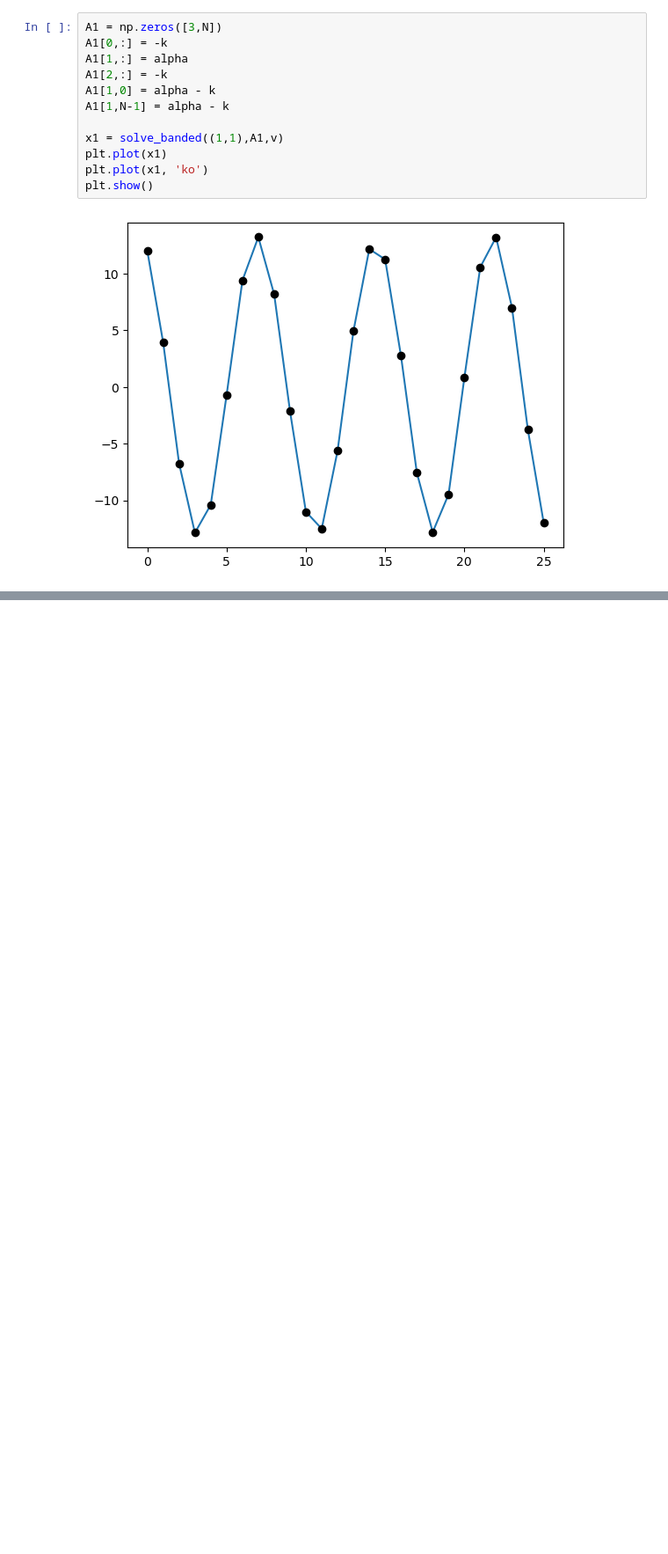
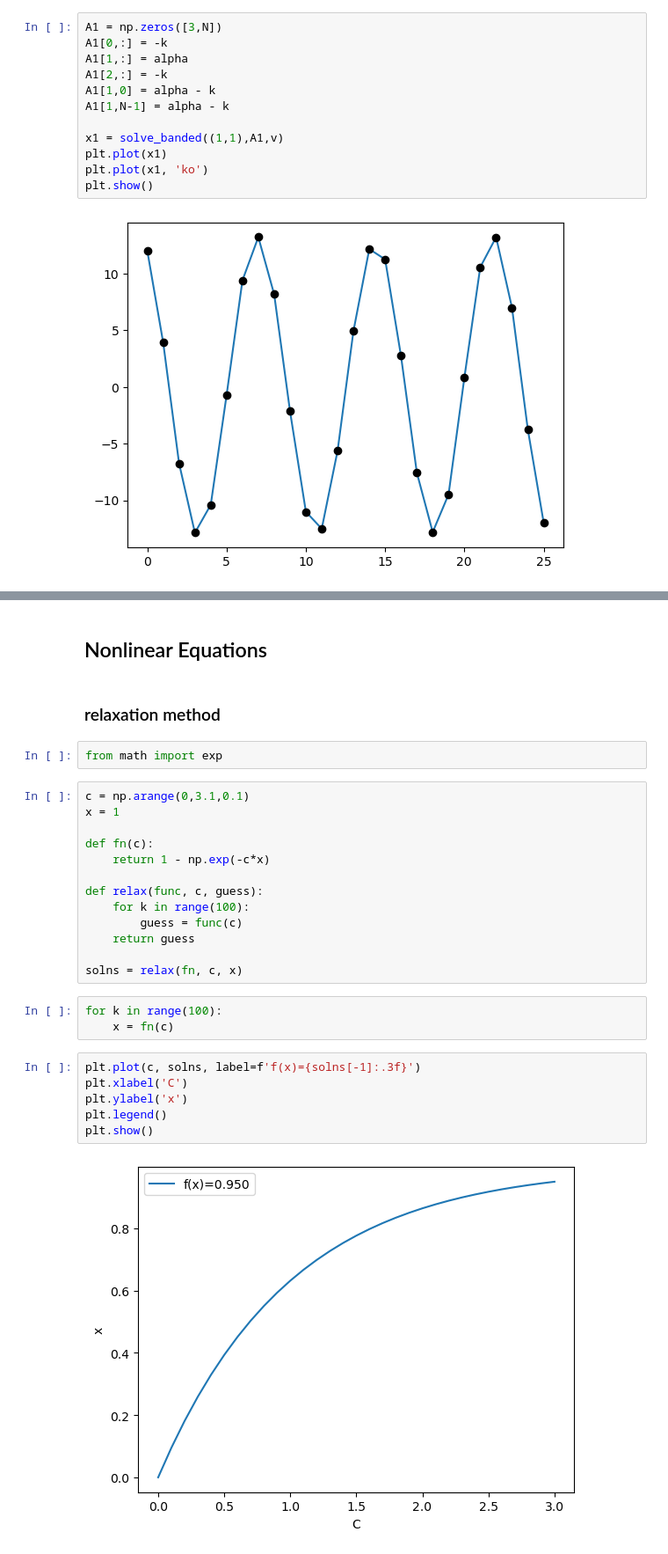
Before and after one commit to jamesobaldwin/CUNY_coursework, a Jupyter notebook: CM/code/CM_practice_code.ipynb, the cells around one changed output, grey strips where cells are left out. Shown at 88% size. Saved outputs shown, nothing was run; the diff lists cells and outputs as text; blank space fills up the shorter version.

```diff
--- a/CM/code/CM_practice_code.ipynb
+++ b/CM/code/CM_practice_code.ipynb
@@ -326,0 +332,30 @@ plt.show()
+# %% [markdown]
+## Nonlinear Equations
+# %% [markdown]
+### relaxation method
+# %%
+from math import exp
+# %%
+c = np.arange(0,3.1,0.1)
+x = 1
+
+def fn(c):
+    return 1 - np.exp(-c*x)
+
+def relax(func, c, guess):
+    for k in range(100):
+        guess = func(c)
+    return guess
+
+solns = relax(fn, c, x)
+# %%
+for k in range(100):
+    x = fn(c)
+# %%
+plt.plot(c, solns, label=f'f(x)={solns[-1]:.3f}')
+plt.xlabel('C')
+plt.ylabel('x')
+plt.legend()
+plt.show()
+# %% [output]
+[figure, added]
```
Also changed, not shown: parts of 4 cells of this notebook.
